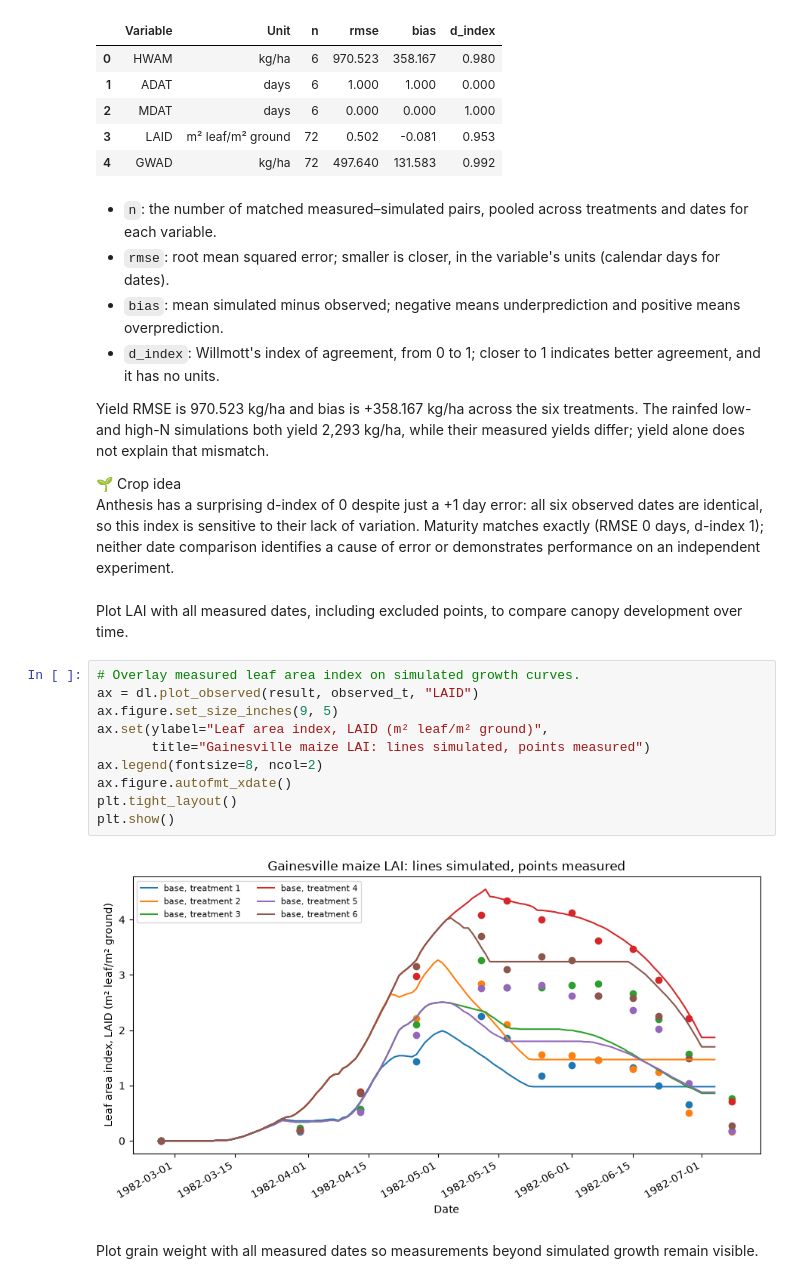
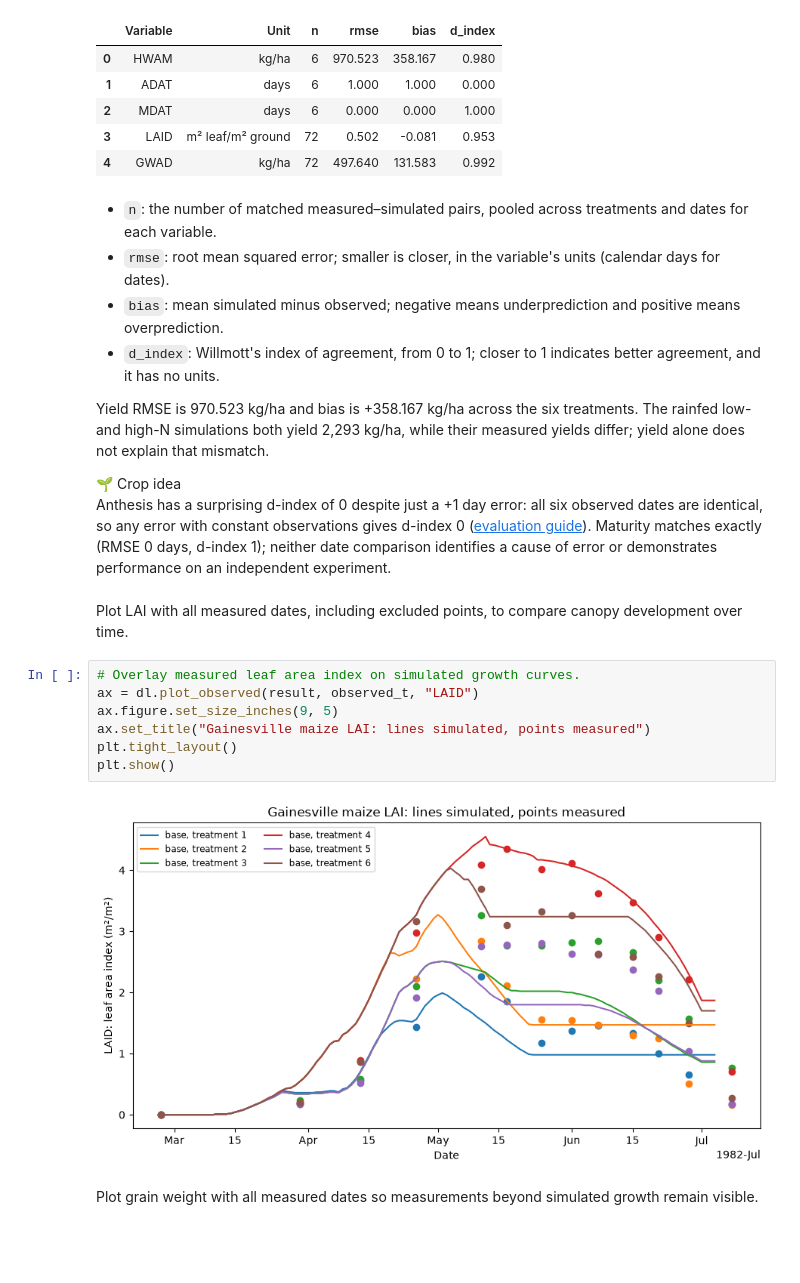
Before and after one commit to AbdelrahmanAmr3/dssatlab, a Jupyter notebook: course/07_simulated_vs_observed/lesson.ipynb, the cells around one changed output. Saved outputs shown, nothing was run; the diff lists cells and outputs as text; blank space fills up the shorter version.

Commit message:
Regenerate lessons on dssatlab 0.23.0 (04_own_weather, 05_own_soil, 06_experiment_from_scratch, 07_simulated_vs_observed)
Co-Authored-By: Claude Opus 5.5 <noreply@anthropic.com>

```diff
--- a/course/07_simulated_vs_observed/lesson.ipynb
+++ b/course/07_simulated_vs_observed/lesson.ipynb
@@ -145,22 +141,19 @@ Yield RMSE is 970.523 kg/ha and bias is +358.167 kg/ha across the six treatments
 The rainfed low- and high-N simulations both yield 2,293 kg/ha, while their measured yields differ; yield alone does not explain that mismatch.
 
 🌱 Crop idea
-Anthesis has a surprising d-index of 0 despite just a +1 day error: all six observed dates are identical, so this index is sensitive to their lack of variation.
+Anthesis has a surprising d-index of 0 despite just a +1 day error: all six observed dates are identical, so any error with constant observations gives d-index 0 ([evaluation guide](../../docs/guide/evaluate.md)).
 Maturity matches exactly (RMSE 0 days, d-index 1); neither date comparison identifies a cause of error or demonstrates performance on an independent experiment.
 # %% [markdown]
 Plot LAI with all measured dates, including excluded points, to compare canopy development over time.
 # %%
 # Overlay measured leaf area index on simulated growth curves.
 ax = dl.plot_observed(result, observed_t, "LAID")
 ax.figure.set_size_inches(9, 5)
-ax.set(ylabel="Leaf area index, LAID (m² leaf/m² ground)",
-       title="Gainesville maize LAI: lines simulated, points measured")
-ax.legend(fontsize=8, ncol=2)
-ax.figure.autofmt_xdate()
+ax.set_title("Gainesville maize LAI: lines simulated, points measured")
 plt.tight_layout()
 plt.show()
 # %% [output]
-[figure, old version]
+[figure, new version]
 # %% [markdown]
 Plot grain weight with all measured dates so measurements beyond simulated growth remain visible.
 # %%
```
Also changed, not shown: parts of 9 cells of this notebook, 7 other files.
